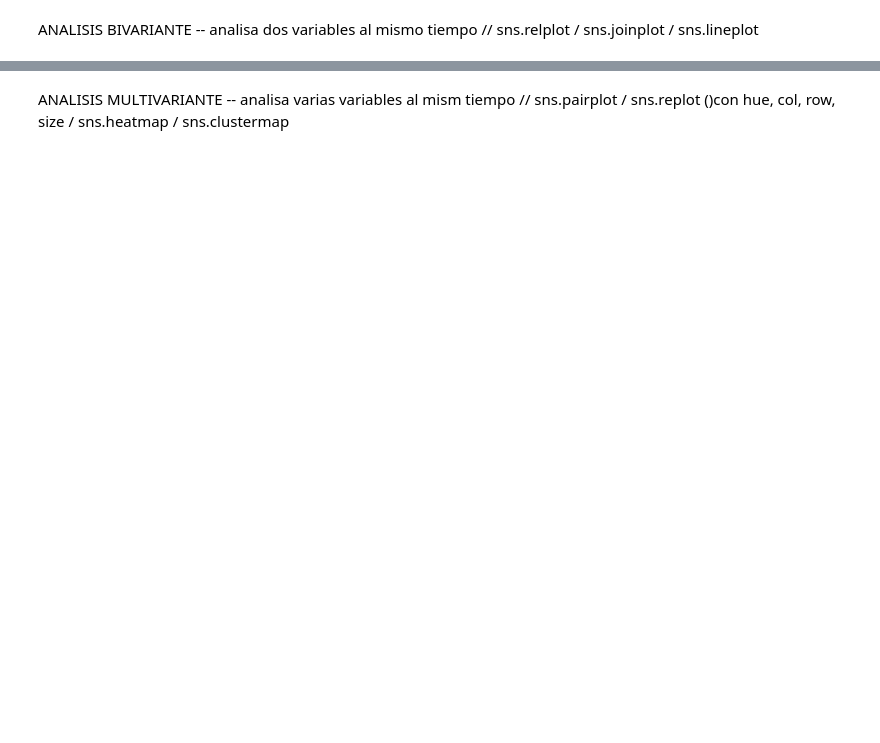
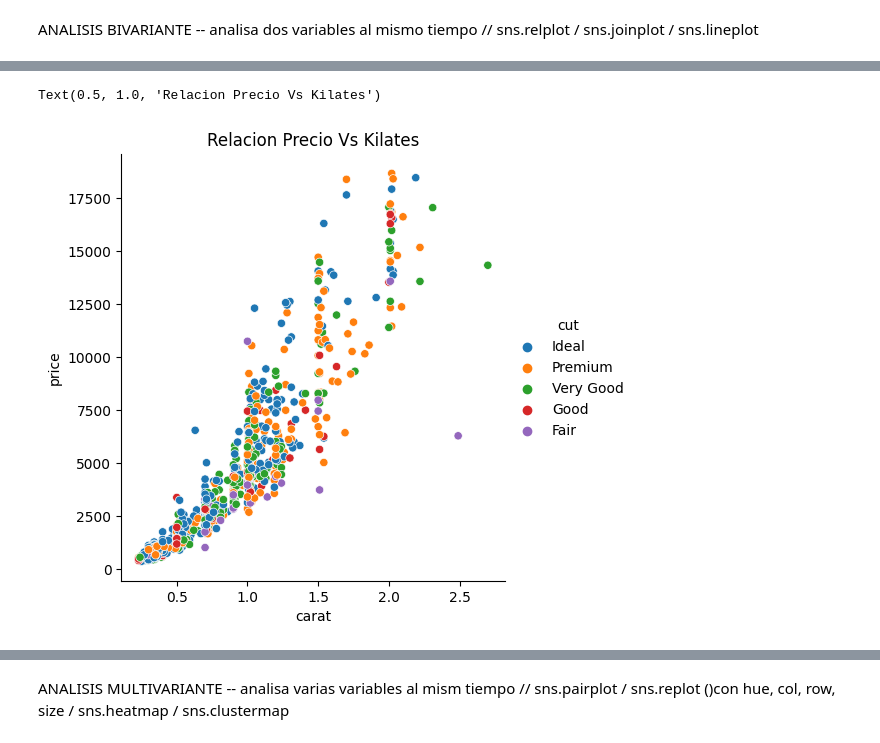
Before and after one commit to MiguelAngel3378/CURSO_ANALISIS_BD2, a Jupyter notebook: m5_visualizacion/seaborn/notebooks/ejemplo2.ipynb, the cells around one changed output, grey strips where cells are left out. Saved outputs shown, nothing was run; the diff lists cells and outputs as text; code cells hidden in the pictures; blank space fills up the shorter version.

```diff
--- a/m5_visualizacion/seaborn/notebooks/ejemplo2.ipynb
+++ b/m5_visualizacion/seaborn/notebooks/ejemplo2.ipynb
@@ -158,0 +176,7 @@ ANALISIS BIVARIANTE -- analisa dos variables al mismo tiempo // sns.relplot / sn
+# %%
+df_sample = df.sample(1000)
+sns.relplot(data= df_sample, x='carat', y='price', hue='cut')
+plt.title('Relacion Precio Vs Kilates')
+# %% [output]
+Text(0.5, 1.0, 'Relacion Precio Vs Kilates')
+[figure, added]
```
Also changed, not shown: parts of 5 cells of this notebook.
